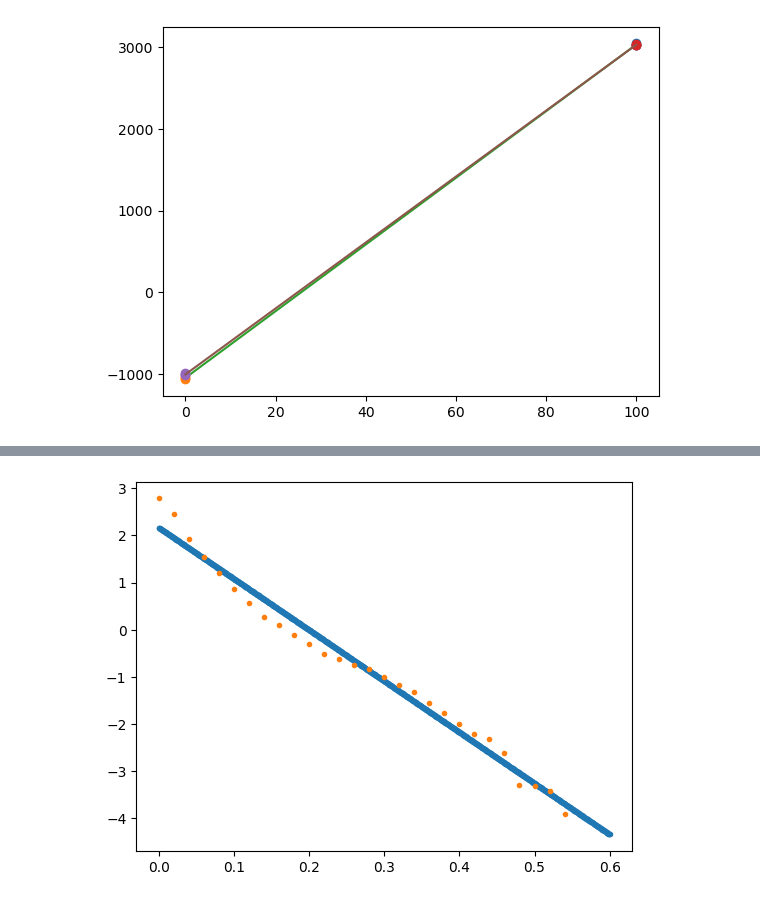
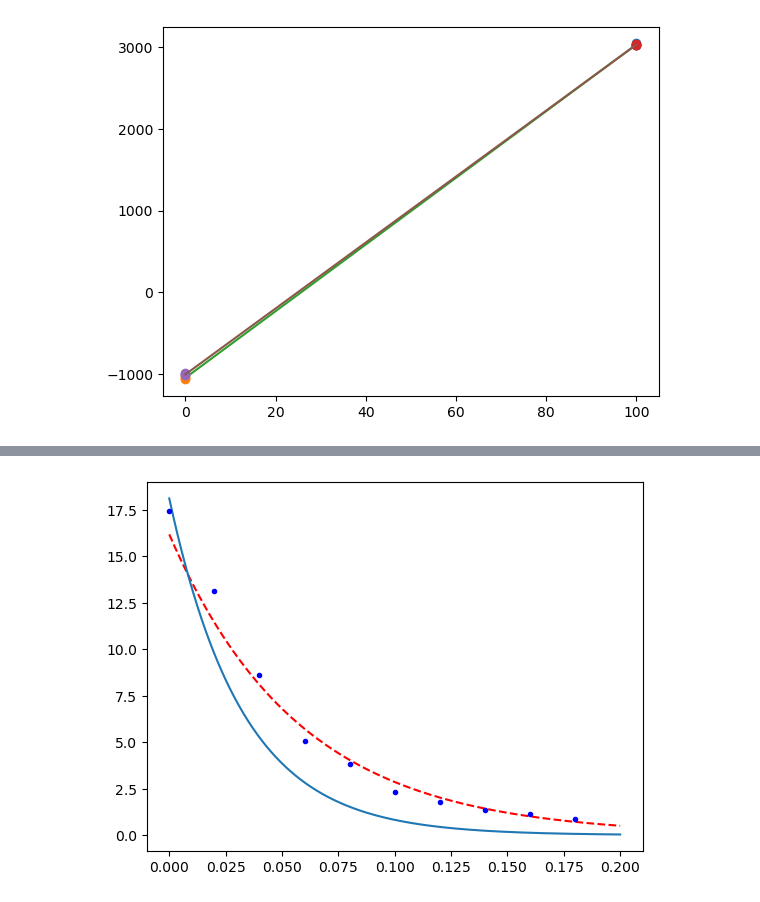
Before and after one commit to lsculv/ECH145A-Lab1, a Jupyter notebook: lab1.ipynb, the cells around one changed output, grey strips where cells are left out. Drawn from its saved outputs; the diff is of its cells as text; code cells hidden in the pictures.

Commit message:
Added other Tdrop trials and inital concentration calcs

```diff
--- a/lab1.ipynb
+++ b/lab1.ipynb
@@ -90,52 +90,79 @@ t1r1 = ["./Data/EXP1.2 - TASK1/rate_1_trial_1.csv", "./Data/EXP1.2 - TASK1/rate_
 t1r2 = ["./Data/EXP1.2 - TASK1/rate_2_trial_1.csv", "./Data/EXP1.2 - TASK1/rate_2_trial_2.csv", "./Data/EXP1.2 - TASK1/rate_2_trial_3.csv"]
 t1r3 = ["./Data/EXP1.2 - TASK1/rate_3_trial_1.csv", "./Data/EXP1.2 - TASK1/rate_3_trial_2.csv", "./Data/EXP1.2 - TASK1/rate_3_trial_3.csv"]
 
-curve = np.loadtxt(t1r2[1], delimiter=",", skiprows=7, usecols=[1,2])
+# Load data
+drop1 = np.loadtxt(t1r2[0], delimiter=",", skiprows=7, usecols=[1,2])
+drop2 = np.loadtxt(t1r2[1], delimiter=",", skiprows=7, usecols=[1,2])
+drop3 = np.loadtxt(t1r2[2], delimiter=",", skiprows=7, usecols=[1,2])
 
-a = 1.4 * (1/1000)
-# Values Cited From TABLE 1 of:
+# Theoretical calculations
+bead_D = 1.3933 * (1/1000)
+
+# Values for K Cited From TABLE 1 of:
 # Sundqvist, B. (1992).
 # Thermal diffusivity and thermal conductivity of Chromel, Alumel, and Constantan in the range 100–450 K.
-# Journal of Applied Physics, 72(2), 539–545. doi:10.1063/1.351885
+# Journal of Applied Physics, 72(2), 539–545.
+# doi:10.1063/1.351885
 K_chromel = 4.91 * 10**-6
 K_alumel = 7.25 * 10**-6
-K_avg = np.array([K_chromel, K_alumel]).mean()
-tau = (a**2) / (K_avg * np.pi**2)
-T0 = curve[0:100, 1].mean()
-print(tau)
+K_avg = (K_chromel + K_alumel) / 2
+tau_theory = (bead_D**2) / (K_avg * np.pi**2)
 
-delta_t = curve[1, 0] - curve[0, 0]
+# Getting initial temp
+T0_1 = drop1[:100, 1].mean()
+T0_2 = drop2[:100, 1].mean()
+T0_3 = drop3[:100, 1].mean()
 
-def T(t):
+def T(t, T0, tau):
     return T0 * np.exp(-t / tau)
 
 def fit_exp(t, y):
-    y = y
     y = np.log(y)
     K, A_log = np.polyfit(t, y, 1)
     A = np.exp(A_log)
-    return A_log, A, K
+    return A, K
 
+# Start and end of each temp drop trial
+start_idx1 = np.diff(drop1[:, 1]).argmin() - 1
+end_idx1 = start_idx1 + 10
 
-start_idx = np.diff(curve[:, 1]).argmin() - 1
-tol = 0.01
-end_idx = np.asarray(abs(curve[:, 1]) < tol).nonzero()[0][0]
+start_idx2 = np.diff(drop2[:, 1]).argmin() - 1
+end_idx2 = start_idx2 + 10
 
-t_exp = curve[start_idx:end_idx, 0] - curve[start_idx, 0]
-T_exp = curve[start_idx:end_idx, 1]
+start_idx3 = np.diff(drop3[:, 1]).argmin() - 1
+end_idx3 = start_idx3 + 10
 
-time = np.linspace(0, 0.6, 1000)
-A_log, A, K = fit_exp(t_exp, T_exp)
-curve_fit = A * np.exp(K * time)
-tau_fit = - 1 / K
-print(tau_fit)
-plt.plot(time, (time * K) + A_log, ".")
-plt.plot(t_exp, np.log(T_exp), ".")
+t_exp1 = drop1[start_idx1:end_idx1, 0] - drop1[start_idx1, 0]
+T_exp1 = drop1[start_idx1:end_idx1, 1]
+
+t_exp2 = drop2[start_idx2:end_idx2, 0] - drop2[start_idx2, 0]
+T_exp2 = drop2[start_idx2:end_idx2, 1]
+
+t_exp3 = drop3[start_idx3:end_idx3, 0] - drop3[start_idx3, 0]
+T_exp3 = drop3[start_idx3:end_idx3, 1]
+
+# Exponential data fit for each trial
+time = np.linspace(0, 0.2, 1000)
+A1, K1 = fit_exp(t_exp1, T_exp1)
+A2, K2 = fit_exp(t_exp2, T_exp2)
+A3, K3 = fit_exp(t_exp3, T_exp3)
+drop1_fit = A1 * np.exp(K1 * time)
+drop2_fit = A2 * np.exp(K2 * time)
+drop3_fit = A3 * np.exp(K3 * time)
+
+# Plot data, fitted curve and theoretical curve
+plt.plot(time, drop1_fit, "r--")
+plt.plot(time, T(time, T0_1, tau_theory))
+plt.plot(t_exp1, T_exp1, "b.")
 plt.show()
 
-plt.plot(t_exp, T_exp, ".r")
-plt.plot(time, curve_fit, "--g")
-plt.plot(curve[start_idx, 0] - curve[start_idx, 0], curve[start_idx, 1], 'o')
-plt.plot(t_exp, T(t_exp), "--b")
+plt.plot(time, drop2_fit, "r--")
+plt.plot(time, T(time, T0_2, tau_theory))
+plt.plot(t_exp2, T_exp2, "b.")
 plt.show()
+
+plt.plot(time, drop3_fit, "r--")
+plt.plot(time, T(time, T0_3, tau_theory))
+plt.plot(t_exp3, T_exp3, "b.")
+plt.show()
 # %% [output]
@@ -144 +169 @@ plt.show()
-[figure, old version]
+[figure, new version]
```
Also changed, not shown: parts of 2 cells of this notebook, 3 other files.
